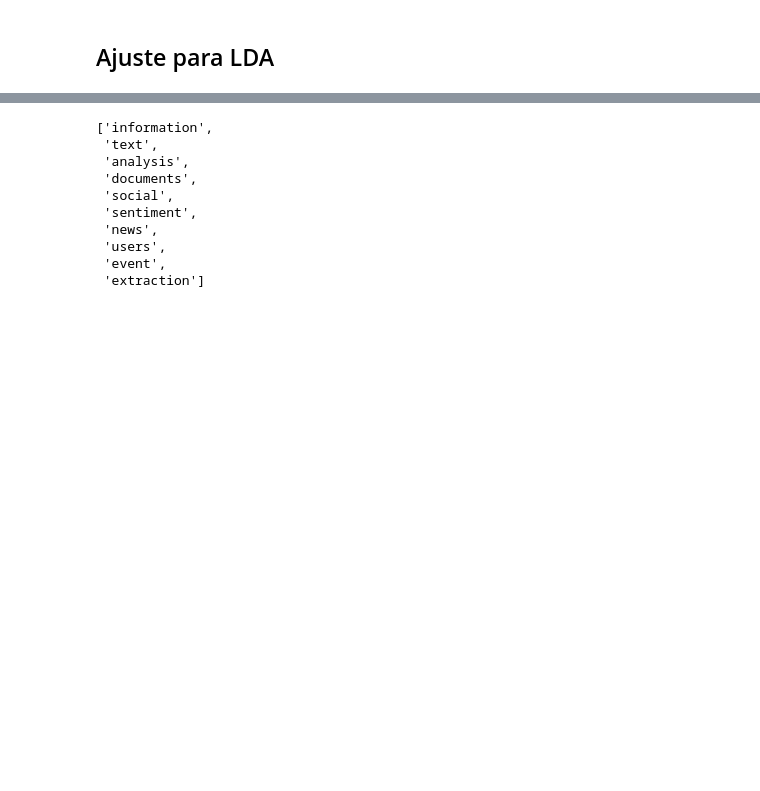
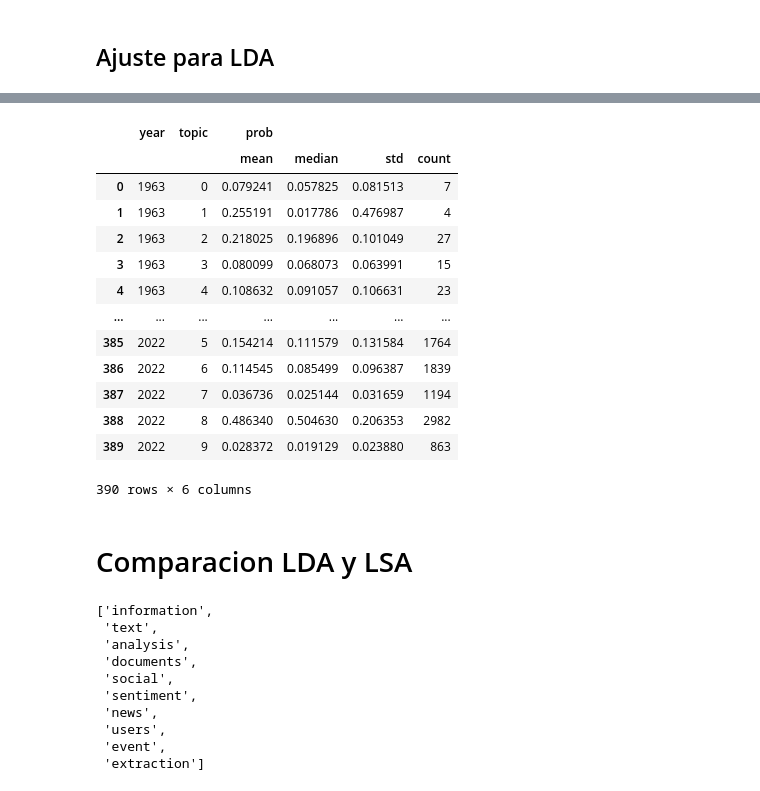
Before and after one commit to mateosuster/nlpPapers, a Jupyter notebook: code/05_LDA_TopicModels_GENSIM_v2.ipynb, the cells around one changed output, grey strips where cells are left out. Drawn from its saved outputs; the diff is of its cells as text; code cells hidden in the pictures; blank space fills up the shorter version.

Commit message:
add random seed and distribution of topics

```diff
--- a/code/05_LDA_TopicModels_GENSIM_v2.ipynb
+++ b/code/05_LDA_TopicModels_GENSIM_v2.ipynb
@@ -106,7 +101,5 @@ lsamodel.print_topics(10,4)
 # %%
-ldamodel = LdaModel(corpus=corpus, num_topics=10, id2word=dictionary, iterations = 2000, passes=10
-                    # , random_seed = semilla
-                    )
+ldamodel = LdaModel(corpus=corpus, num_topics=10, id2word=dictionary, iterations = 2000, passes=10)
 # %%
 ldamodel.print_topics(10, 8)
 # %% [output]
@@ -176,0 +167,15 @@ promediar la distribucion para todos los años y ver como se distribuyo para cad
+# %%
+papers = pd.read_csv('https://raw.githubusercontent.com/mateosuster/nlpPapers/main/code/data/ACL_data.csv')
+
+STOP_WORDS_en = stopwords.words("english")
+
+STOP_WORDS_fr = stopwords.words("french")
+STOP_WORDS = STOP_WORDS_fr + STOP_WORDS_en
+
+def tokenize(x):
+    return [word for word in word_tokenize(x) if word not in STOP_WORDS_en and word.isalpha() and len(word)>1]
+
+papers_text  = [tokenize(str(doc).lower()) for doc in papers.ABSTRACT]
+papers_text_df = pd.DataFrame([' '.join(text) for text in papers_text], columns = ['text'])
+
+papers_text_df
@@ -176,0 +196,17 @@ promediar la distribucion para todos los años y ver como se distribuyo para cad
+# %%
+results = []
+
+for text_i in papers_text_df.text:
+
+  # transform held_out_text into the bag-of-words space
+  bow_vector = dictionary.doc2bow(word_tokenize(str(text_i)))
+  lda_vector_i = ldamodel[bow_vector]
+
+  # converting to dict
+  result = dict(lda_vector_i)
+  results.append(result)
+
+topics_dis = pd.DataFrame(results)
+topics_dis['year'] = papers.YEAR
+topics_dis = topics_dis.melt(id_vars = 'year', var_name='topic', value_name='prob')
+topics_dis
@@ -177,3 +227,28 @@ promediar la distribucion para todos los años y ver como se distribuyo para cad
+# %%
+topics_dis = topics_dis.groupby(['year', 'topic' ], as_index= False).agg(
+    {'prob' : ['mean', 'median', 'std', 'count'] }
+     )
+
+topics_dis.column = ['year', 'topic' , 'prob_mean', 'prob_median', 'std', 'count' ]
+
+topics_dis
+# %% [output]
+|  | year | topic | prob |  |  |  |
+|  |  |  | mean | median | std | count |
+| 0 | 1963 | 0 | 0.079241 | 0.057825 | 0.081513 | 7 |
+| 1 | 1963 | 1 | 0.255191 | 0.017786 | 0.476987 | 4 |
+| 2 | 1963 | 2 | 0.218025 | 0.196896 | 0.101049 | 27 |
+| 3 | 1963 | 3 | 0.080099 | 0.068073 | 0.063991 | 15 |
+| 4 | 1963 | 4 | 0.108632 | 0.091057 | 0.106631 | 23 |
+| ... | ... | ... | ... | ... | ... | ... |
+| 385 | 2022 | 5 | 0.154214 | 0.111579 | 0.131584 | 1764 |
+| 386 | 2022 | 6 | 0.114545 | 0.085499 | 0.096387 | 1839 |
+| 387 | 2022 | 7 | 0.036736 | 0.025144 | 0.031659 | 1194 |
+| 388 | 2022 | 8 | 0.486340 | 0.504630 | 0.206353 | 2982 |
+| 389 | 2022 | 9 | 0.028372 | 0.019129 | 0.023880 | 863 |
+390 rows × 6 columns
+# %% [markdown]
+# Comparacion LDA y LSA
 # %%
 lsatopics  = [[word for word, prob in topic] for topicid, topic in lsamodel.show_topics(10,formatted=False)]
 ldatopics = [[word for word, prob in topic] for topicid, topic in ldamodel.show_topics(10,formatted=False)]
```
Also changed, not shown: parts of 24 cells of this notebook.
